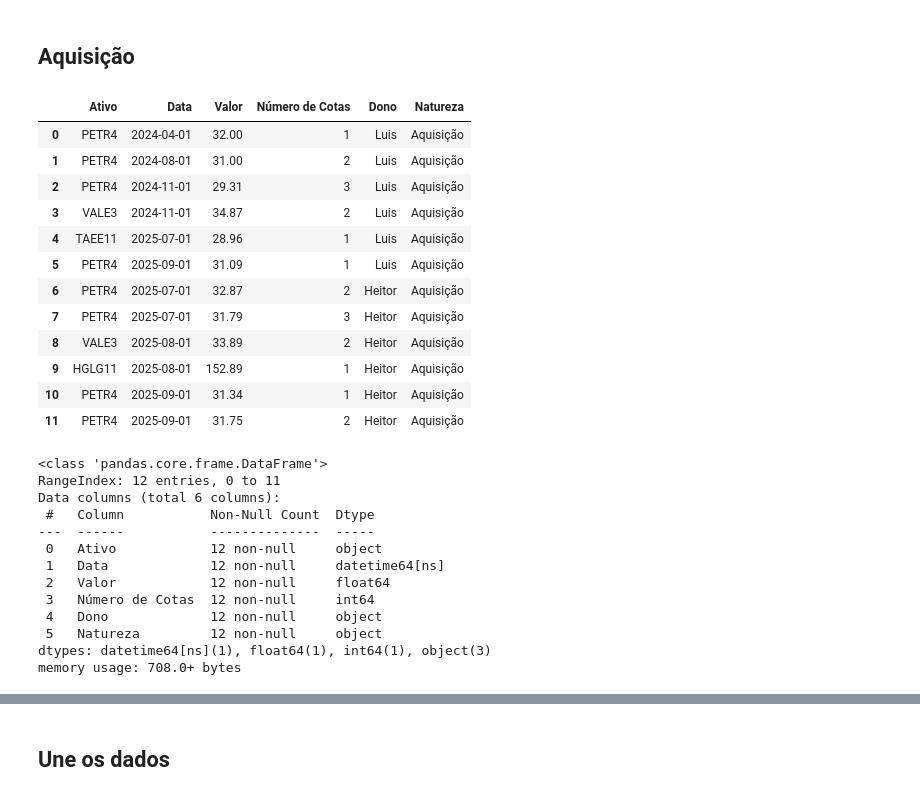
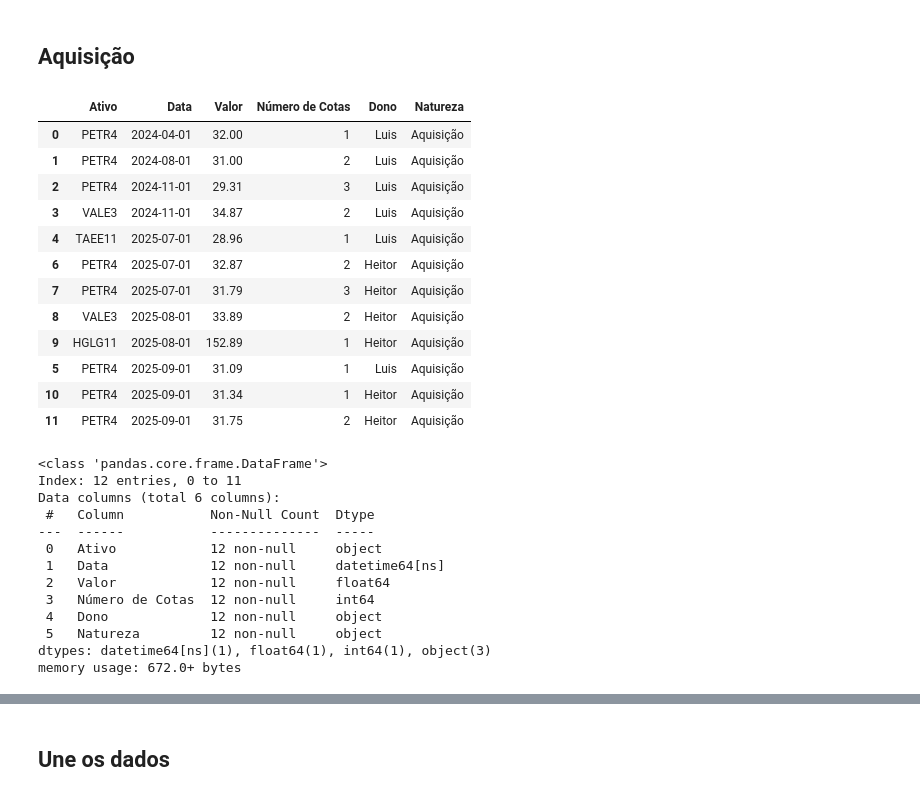
Before and after one commit to LuisHenrique7/Analise-Financeira, a Jupyter notebook: Modelagem da Carteira de Ativos.ipynb, the cells around one changed output, grey strips where cells are left out. Drawn from its saved outputs; the diff is of its cells as text; code cells hidden in the pictures.

```diff
--- a/Modelagem da Carteira de Ativos.ipynb
+++ b/Modelagem da Carteira de Ativos.ipynb
@@ -269,30 +218,31 @@ memory usage: 24.6+ KB
 # %%
 df_aquisicao = pd.read_csv("Exemplo Aquisição.csv")
 df_aquisicao.rename(columns={"Preço de Aquisição": "Valor", "Data de Aquisição": "Data"}, inplace=True)
 df_aquisicao = df_aquisicao.filter(["Ativo", "Data", "Valor", "Número de Cotas", "Dono"])
 df_aquisicao["Natureza"] = ["Aquisição"] * len(df_aquisicao)
 df_aquisicao['Valor'] = df_aquisicao['Valor'].str.replace(',', '.').astype(float)
 df_aquisicao["Data"] = pd.to_datetime(df_aquisicao["Data"], format="%d-%m-%Y")
+df_aquisicao.sort_values(by="Data", inplace=True)
 df_aquisicao
 # %% [output]
 |  | Ativo | Data | Valor | Número de Cotas | Dono | Natureza |
 | 0 | PETR4 | 2024-04-01 | 32.00 | 1 | Luis | Aquisição |
 | 1 | PETR4 | 2024-08-01 | 31.00 | 2 | Luis | Aquisição |
 | 2 | PETR4 | 2024-11-01 | 29.31 | 3 | Luis | Aquisição |
 | 3 | VALE3 | 2024-11-01 | 34.87 | 2 | Luis | Aquisição |
 | 4 | TAEE11 | 2025-07-01 | 28.96 | 1 | Luis | Aquisição |
-| 5 | PETR4 | 2025-09-01 | 31.09 | 1 | Luis | Aquisição |
 | 6 | PETR4 | 2025-07-01 | 32.87 | 2 | Heitor | Aquisição |
 | 7 | PETR4 | 2025-07-01 | 31.79 | 3 | Heitor | Aquisição |
 | 8 | VALE3 | 2025-08-01 | 33.89 | 2 | Heitor | Aquisição |
 | 9 | HGLG11 | 2025-08-01 | 152.89 | 1 | Heitor | Aquisição |
+| 5 | PETR4 | 2025-09-01 | 31.09 | 1 | Luis | Aquisição |
 | 10 | PETR4 | 2025-09-01 | 31.34 | 1 | Heitor | Aquisição |
 | 11 | PETR4 | 2025-09-01 | 31.75 | 2 | Heitor | Aquisição |
 # %%
 df_aquisicao.info()
 # %% [output]
 <class 'pandas.core.frame.DataFrame'>
-RangeIndex: 12 entries, 0 to 11
+Index: 12 entries, 0 to 11
 Data columns (total 6 columns):
  #   Column           Non-Null Count  Dtype
 ---  ------           --------------  -----
@@ -303,4 +253,4 @@ Data columns (total 6 columns):
  4   Dono             12 non-null     object
  5   Natureza         12 non-null     object
 dtypes: datetime64[ns](1), float64(1), int64(1), object(3)
-memory usage: 708.0+ bytes
+memory usage: 672.0+ bytes
```
Also changed, not shown: parts of 30 cells of this notebook, 1 other file.
